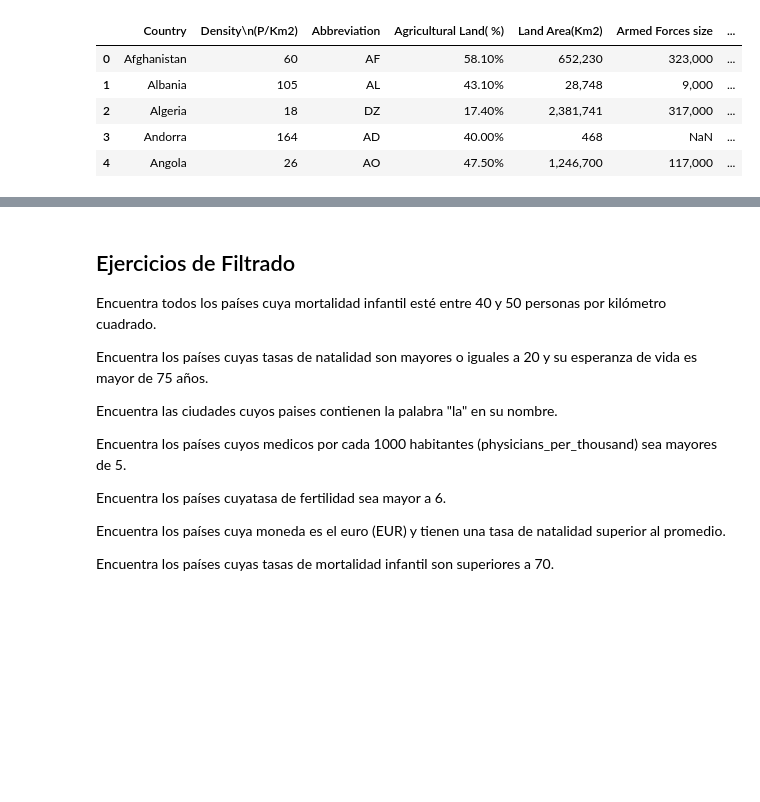
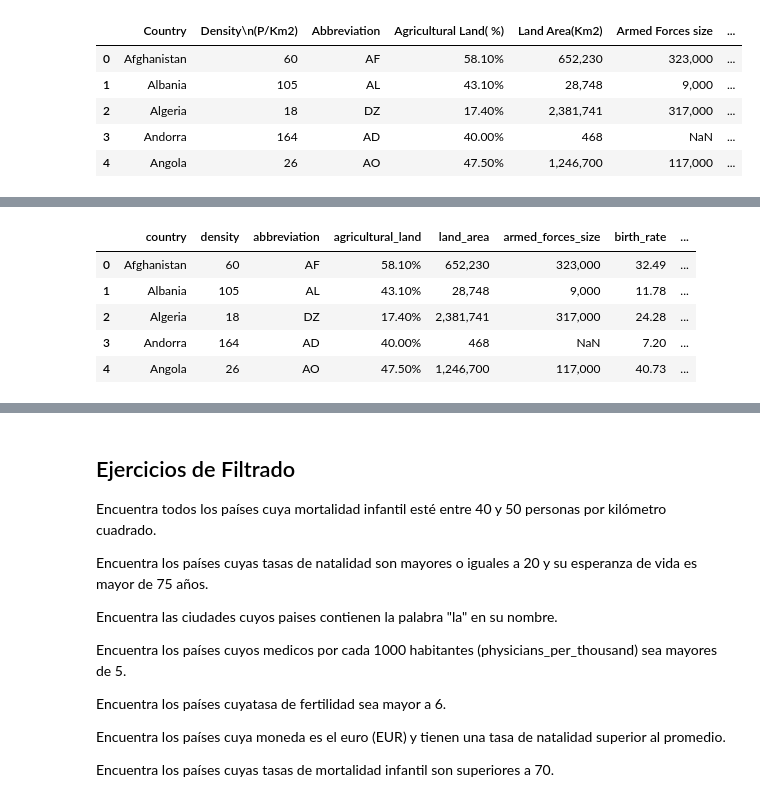
Before and after one commit to isamanero/pair_mod3_Maleni-Isa, a Jupyter notebook: 3.4Limpieza.ipynb, the cells around one changed output, grey strips where cells are left out. Drawn from its saved outputs; the diff is of its cells as text; code cells hidden in the pictures; blank space fills up the shorter version.

```diff
--- a/3.4Limpieza.ipynb
+++ b/3.4Limpieza.ipynb
@@ -140,0 +249,11 @@ df_final.head()
+# %%
+df_final.drop("coordinates", axis = 1, inplace = True)
+# %%
+df_final.head()
+# %% [output]
+|  | country | density | abbreviation | agricultural_land | land_area | armed_forces_size | birth_rate | ... |
+| 0 | Afghanistan | 60 | AF | 58.10% | 652,230 | 323,000 | 32.49 | ... |
+| 1 | Albania | 105 | AL | 43.10% | 28,748 | 9,000 | 11.78 | ... |
+| 2 | Algeria | 18 | DZ | 17.40% | 2,381,741 | 317,000 | 24.28 | ... |
+| 3 | Andorra | 164 | AD | 40.00% | 468 | NaN | 7.20 | ... |
+| 4 | Angola | 26 | AO | 47.50% | 1,246,700 | 117,000 | 40.73 | ... |
```
Also changed, not shown: parts of 21 cells of this notebook.
